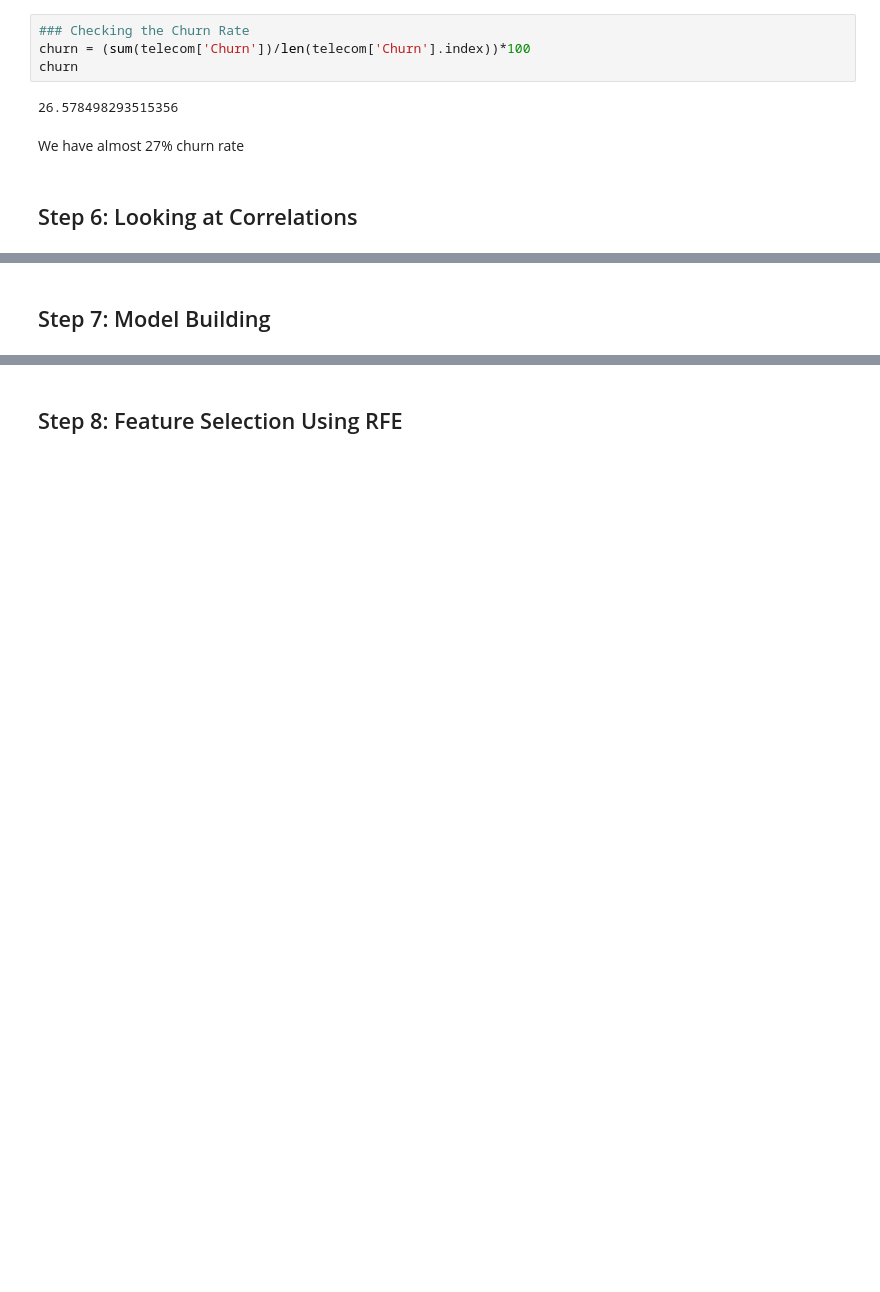
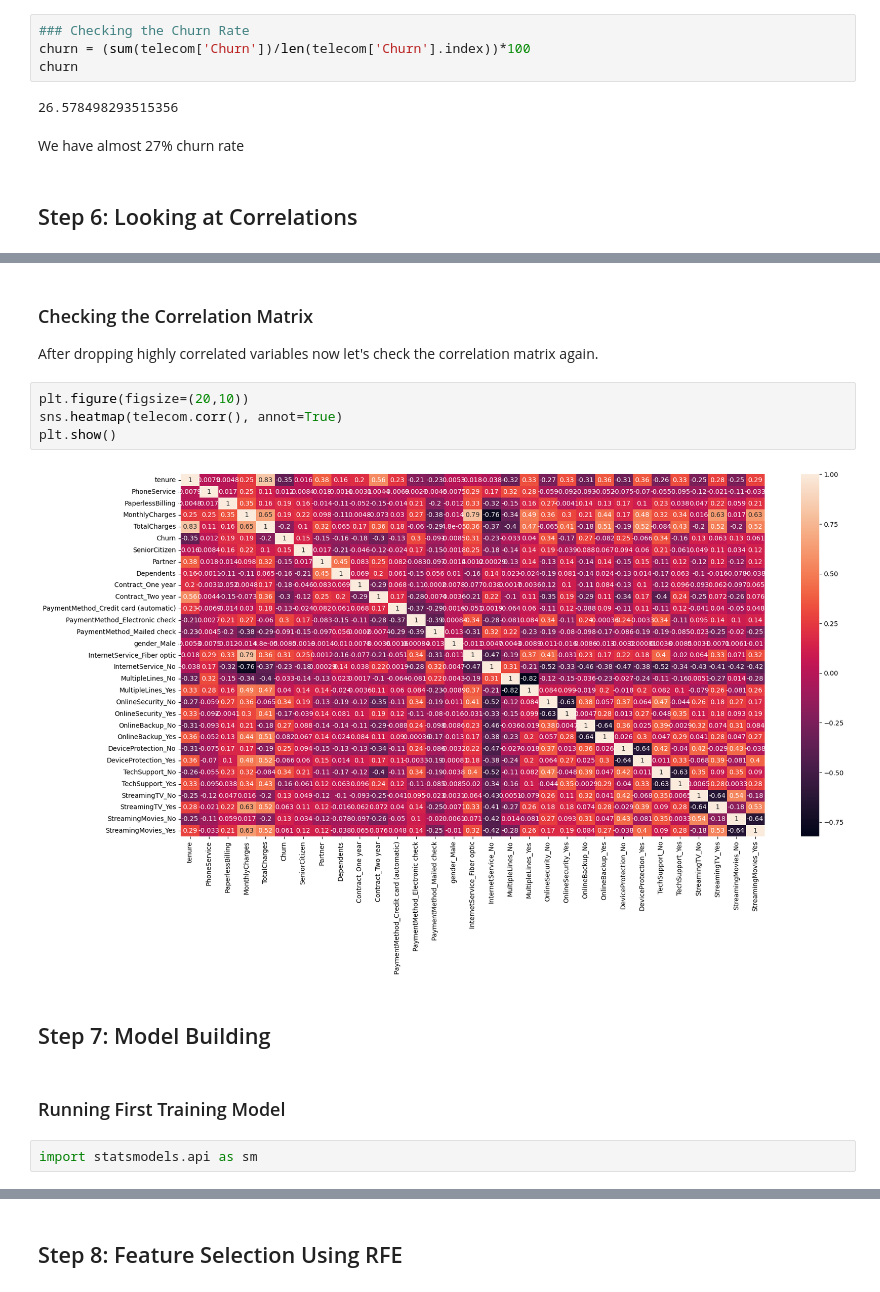
Before and after one commit to surajwate/telecom-churn, a Jupyter notebook: LogisticRegression.ipynb, the cells around one changed output, grey strips where cells are left out. Cells and saved outputs as stored; diff of their text form; blank space fills up the shorter version.

```diff
--- a/LogisticRegression.ipynb
+++ b/LogisticRegression.ipynb
@@ -361,2 +380,16 @@ We have almost 27% churn rate
+# %% [markdown]
+### Checking the Correlation Matrix
+
+After dropping highly correlated variables now let's check the correlation matrix again.
+# %%
+plt.figure(figsize=(20,10))
+sns.heatmap(telecom.corr(), annot=True)
+plt.show()
+# %% [output]
+[figure, added]
 # %% [markdown]
 ## Step 7: Model Building
+# %% [markdown]
+### Running First Training Model
+# %%
+import statsmodels.api as sm
```
Also changed, not shown: parts of 116 cells of this notebook.
